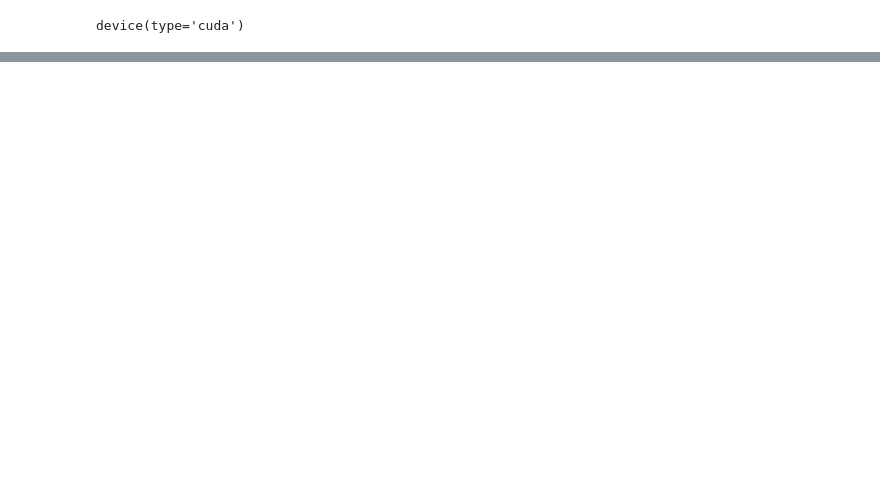
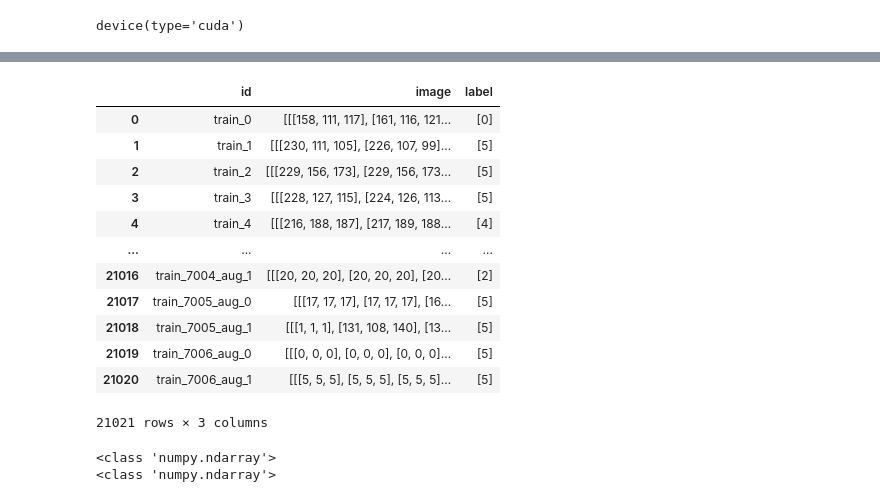
Before and after one commit to SaiMadhavanG/onco-derm-ai, a Jupyter notebook: notebooks/DermaMnist.ipynb, the cells around one changed output, grey strips where cells are left out. Saved outputs shown, nothing was run; the diff lists cells and outputs as text; code cells hidden in the pictures; blank space fills up the shorter version.

Commit message:
Data Augmentation added

```diff
--- a/notebooks/DermaMnist.ipynb
+++ b/notebooks/DermaMnist.ipynb
@@ -391,0 +438,11 @@ device(type='cuda')
+# %%
+augmented_df = augment_and_add_rows(df, data_augmentation, num_augmented_per_image=2)
+
+# Check the resulting DataFrame
+# print(augmented_df.head())
+
+# augmented_df
+
+
+# print(f"Original rows: {len(df)}, Augmented rows: {len(augmented_df) - len(df)}, Total rows: {len(augmented_df)}")
+# %% [output]
@@ -391,0 +450,23 @@ device(type='cuda')
+|  | id | image | label |
+| 0 | train_0 | [[[158, 111, 117], [161, 116, 121... | [0] |
+| 1 | train_1 | [[[230, 111, 105], [226, 107, 99]... | [5] |
+| 2 | train_2 | [[[229, 156, 173], [229, 156, 173... | [5] |
+| 3 | train_3 | [[[228, 127, 115], [224, 126, 113... | [5] |
+| 4 | train_4 | [[[216, 188, 187], [217, 189, 188... | [4] |
+| ... | ... | ... | ... |
+| 21016 | train_7004_aug_1 | [[[20, 20, 20], [20, 20, 20], [20... | [2] |
+| 21017 | train_7005_aug_0 | [[[17, 17, 17], [17, 17, 17], [16... | [5] |
+| 21018 | train_7005_aug_1 | [[[1, 1, 1], [131, 108, 140], [13... | [5] |
+| 21019 | train_7006_aug_0 | [[[0, 0, 0], [0, 0, 0], [0, 0, 0]... | [5] |
+| 21020 | train_7006_aug_1 | [[[5, 5, 5], [5, 5, 5], [5, 5, 5]... | [5] |
+21021 rows × 3 columns
+# %%
+# Access the shape of image present in last row
+last_image = augmented_df["image"].iloc[0]
+# len(last_image[0][0])
+# last_image
+# print(type(last_image))
+# print(type(augmented_df["image"].iloc[-1]))
+# %% [output]
+<class 'numpy.ndarray'>
+<class 'numpy.ndarray'>
```
Also changed, not shown: parts of 8 cells of this notebook, 48 other files.
